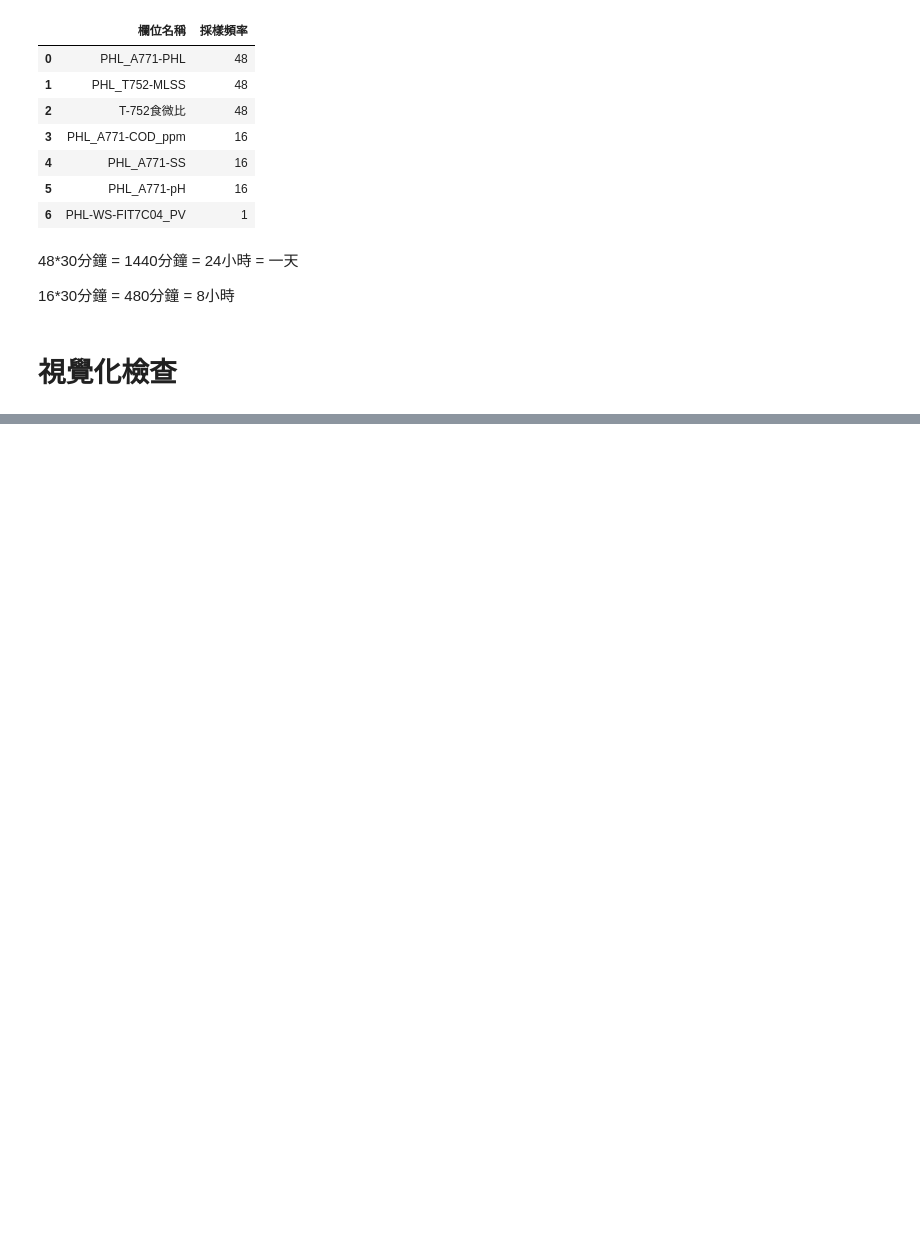
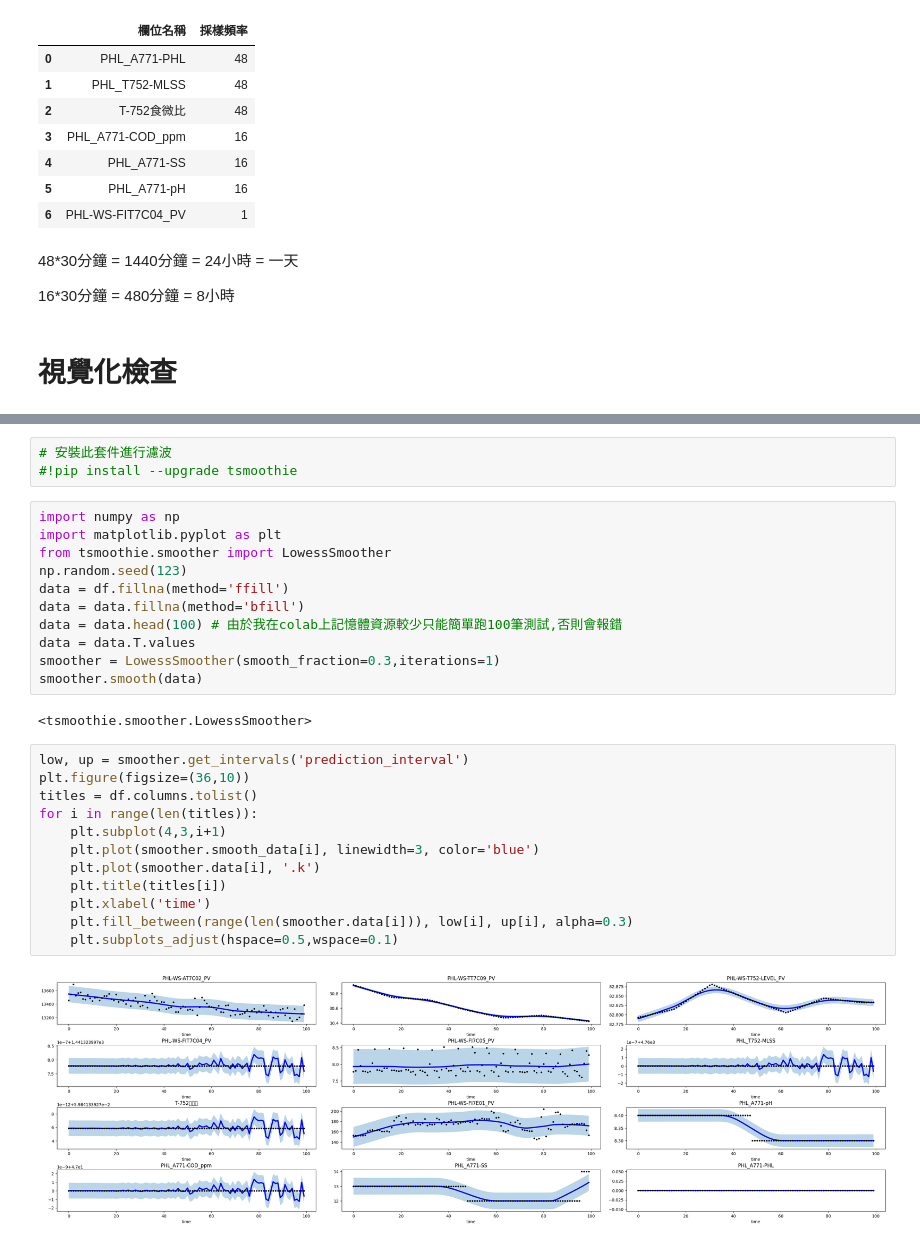
Before and after one commit to skywalker0803r/Wastewater-Biological-Treatment, a Jupyter notebook: Observation_time_delay.ipynb, the cells around one changed output, grey strips where cells are left out. Cells and saved outputs as stored; diff of their text form; blank space fills up the shorter version.

```diff
--- a/Observation_time_delay.ipynb
+++ b/Observation_time_delay.ipynb
@@ -186,0 +126,30 @@ TimedeltaIndex(['41 days 17:30:00'], dtype='timedelta64[ns]', freq=None)
+# %%
+# 安裝此套件進行濾波
+#!pip install --upgrade tsmoothie
+# %%
+import numpy as np
+import matplotlib.pyplot as plt
+from tsmoothie.smoother import LowessSmoother
+np.random.seed(123)
+data = df.fillna(method='ffill')
+data = data.fillna(method='bfill')
+data = data.head(100) # 由於我在colab上記憶體資源較少只能簡單跑100筆測試,否則會報錯
+data = data.T.values
+smoother = LowessSmoother(smooth_fraction=0.3,iterations=1)
+smoother.smooth(data)
+# %% [output]
+<tsmoothie.smoother.LowessSmoother>
+# %%
+low, up = smoother.get_intervals('prediction_interval')
+plt.figure(figsize=(36,10))
+titles = df.columns.tolist()
+for i in range(len(titles)):
+    plt.subplot(4,3,i+1)
+    plt.plot(smoother.smooth_data[i], linewidth=3, color='blue')
+    plt.plot(smoother.data[i], '.k')
+    plt.title(titles[i])
+    plt.xlabel('time')
+    plt.fill_between(range(len(smoother.data[i])), low[i], up[i], alpha=0.3)
+    plt.subplots_adjust(hspace=0.5,wspace=0.1)
+# %% [output]
+[figure, added]
```
Also changed, not shown: parts of 15 cells of this notebook.
